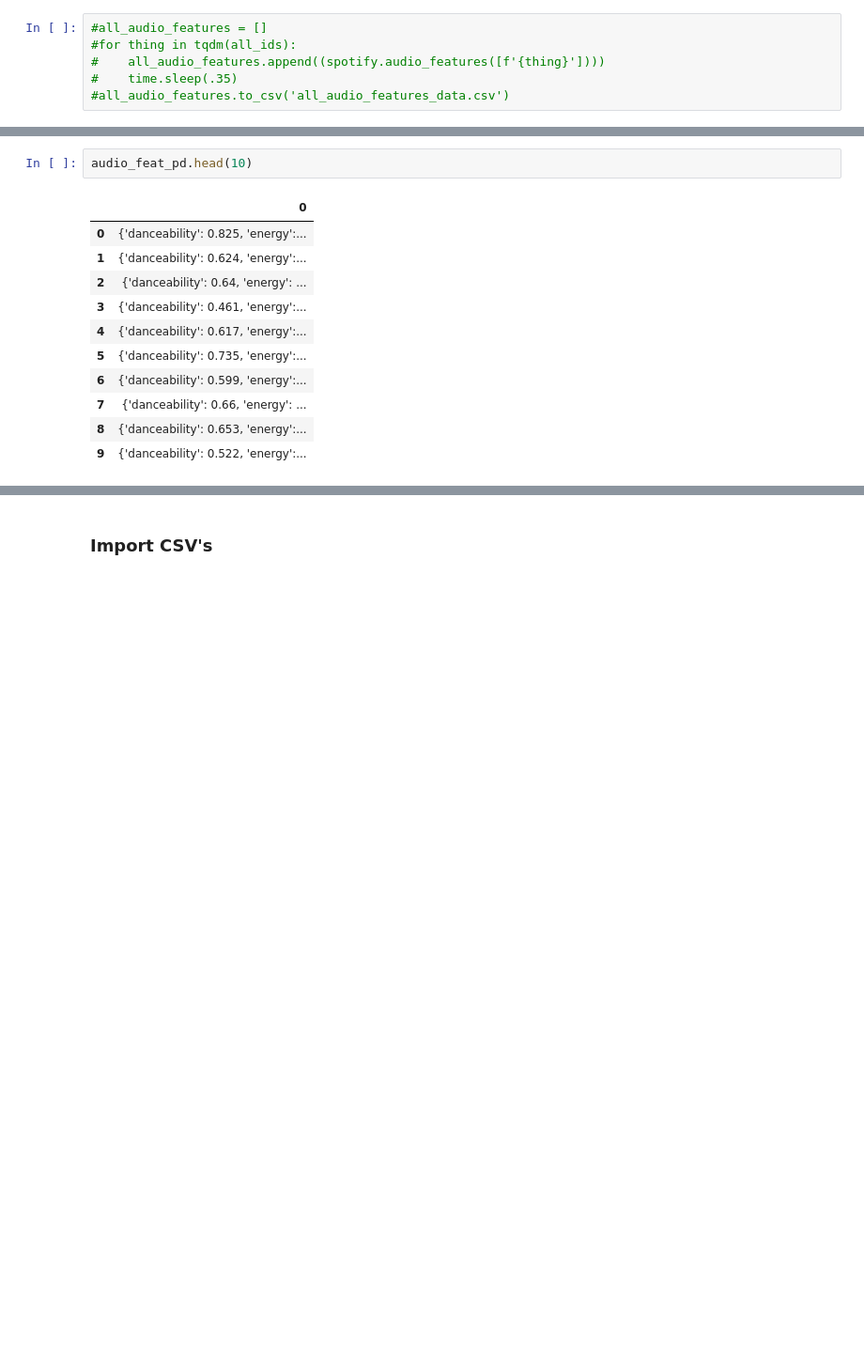
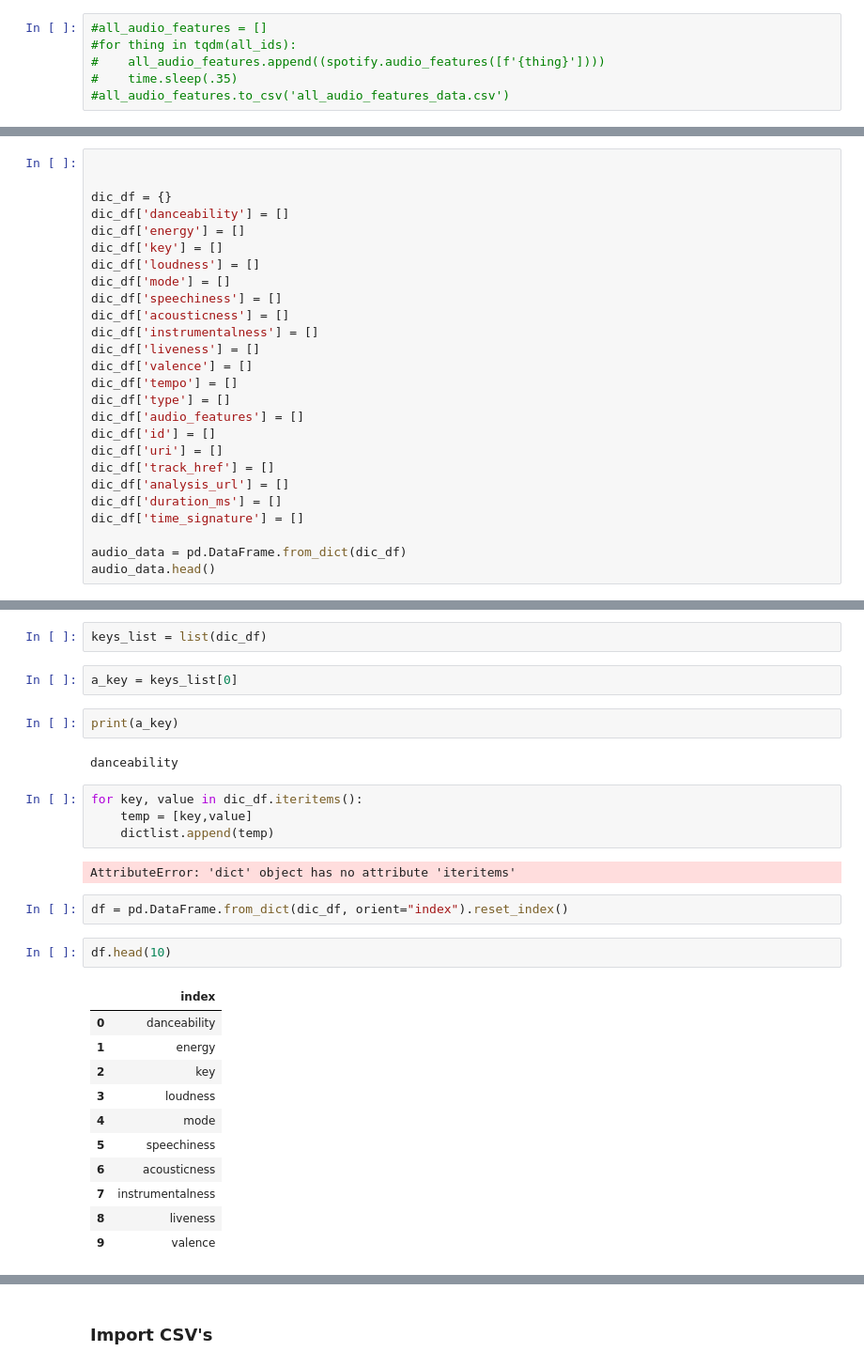
Before and after one commit to jbillet/Final-Project---Spotify, a Jupyter notebook: Lead notebook.ipynb, the cells around one changed output, grey strips where cells are left out. Shown at 94% size. Cells and saved outputs as stored; diff of their text form; blank space fills up the shorter version.

Commit message:
fixed API data

```diff
--- a/Lead notebook.ipynb
+++ b/Lead notebook.ipynb
@@ -330,0 +411,26 @@ audio_feat_pd = pd.DataFrame(all_audio_features)
+# %%
+
+
+dic_df = {}
+dic_df['danceability'] = []
+dic_df['energy'] = []
+dic_df['key'] = []
+dic_df['loudness'] = []
+dic_df['mode'] = []
+dic_df['speechiness'] = []
+dic_df['acousticness'] = []
+dic_df['instrumentalness'] = []
+dic_df['liveness'] = []
+dic_df['valence'] = []
+dic_df['tempo'] = []
+dic_df['type'] = []
+dic_df['audio_features'] = []
+dic_df['id'] = []
+dic_df['uri'] = []
+dic_df['track_href'] = []
+dic_df['analysis_url'] = []
+dic_df['duration_ms'] = []
+dic_df['time_signature'] = []
+
+audio_data = pd.DataFrame.from_dict(dic_df)
+audio_data.head()
@@ -331,14 +520,30 @@ audio_feat_pd = pd.DataFrame(all_audio_features)
+# %%
+keys_list = list(dic_df)
+# %%
+a_key = keys_list[0]
+# %%
+print(a_key)
+# %% [output]
+danceability
+# %%
+for key, value in dic_df.iteritems():
+    temp = [key,value]
+    dictlist.append(temp)
+# %% [output]
+AttributeError: 'dict' object has no attribute 'iteritems'
+# %%
+df = pd.DataFrame.from_dict(dic_df, orient="index").reset_index()
 # %%
-audio_feat_pd.head(10)
+df.head(10)
 # %% [output]
-|  | 0 |
-| 0 | {'danceability': 0.825, 'energy':... |
-| 1 | {'danceability': 0.624, 'energy':... |
-| 2 | {'danceability': 0.64, 'energy': ... |
-| 3 | {'danceability': 0.461, 'energy':... |
-| 4 | {'danceability': 0.617, 'energy':... |
-| 5 | {'danceability': 0.735, 'energy':... |
-| 6 | {'danceability': 0.599, 'energy':... |
-| 7 | {'danceability': 0.66, 'energy': ... |
-| 8 | {'danceability': 0.653, 'energy':... |
-| 9 | {'danceability': 0.522, 'energy':... |
+|  | index |
+| 0 | danceability |
+| 1 | energy |
+| 2 | key |
+| 3 | loudness |
+| 4 | mode |
+| 5 | speechiness |
+| 6 | acousticness |
+| 7 | instrumentalness |
+| 8 | liveness |
+| 9 | valence |
```
Also changed, not shown: parts of 46 cells of this notebook, 6 other files.
